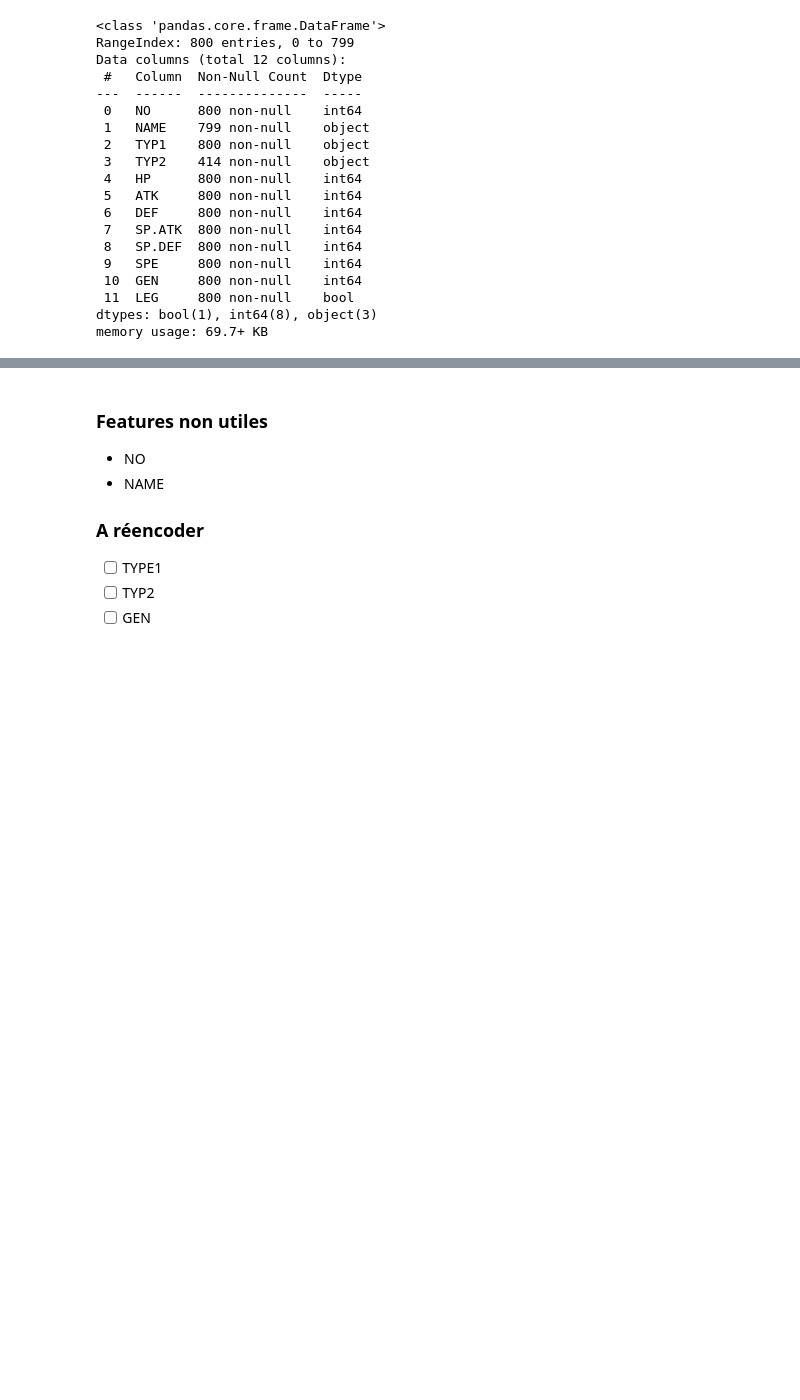
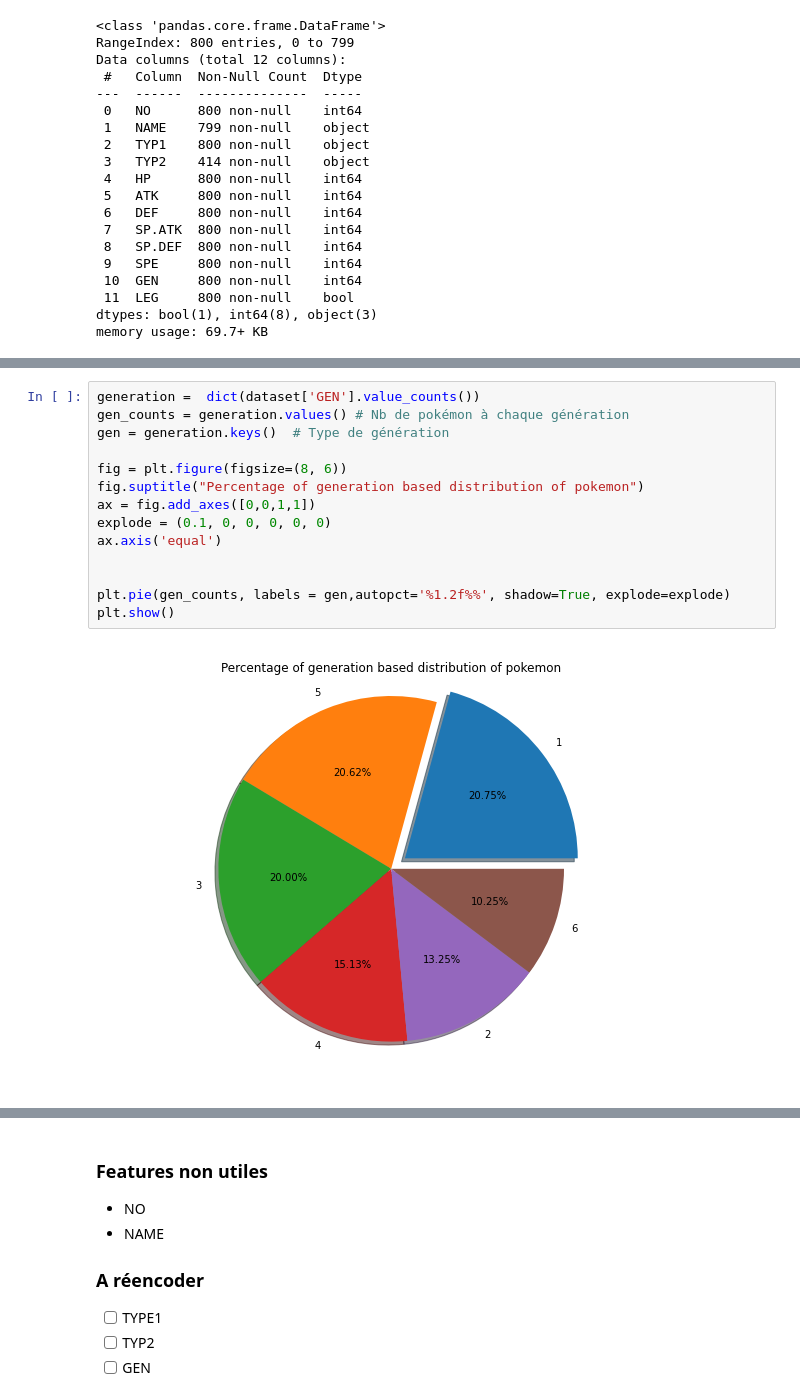
Before and after one commit to ThomasLEBRET/IAS-combatPokemon, a Jupyter notebook: BOUSSOUARFeriel_CORVESTAlex_LEBRETThoams_MANSOURIMarc/projetFinal.ipynb, the cells around one changed output, grey strips where cells are left out. Cells and saved outputs as stored; diff of their text form; blank space fills up the shorter version.

```diff
--- a/BOUSSOUARFeriel_CORVESTAlex_LEBRETThoams_MANSOURIMarc/projetFinal.ipynb
+++ b/BOUSSOUARFeriel_CORVESTAlex_LEBRETThoams_MANSOURIMarc/projetFinal.ipynb
@@ -114,0 +161,16 @@ KeyError: 'Type 1'
+# %%
+generation =  dict(dataset['GEN'].value_counts())
+gen_counts = generation.values() # Nb de pokémon à chaque génération
+gen = generation.keys()  # Type de génération
+
+fig = plt.figure(figsize=(8, 6))
+fig.suptitle("Percentage of generation based distribution of pokemon")
+ax = fig.add_axes([0,0,1,1])
+explode = (0.1, 0, 0, 0, 0, 0)
+ax.axis('equal')
+
+
+plt.pie(gen_counts, labels = gen,autopct='%1.2f%%', shadow=True, explode=explode)
+plt.show()
+# %% [output]
+[figure, added]
```
Also changed, not shown: parts of 19 cells of this notebook.
